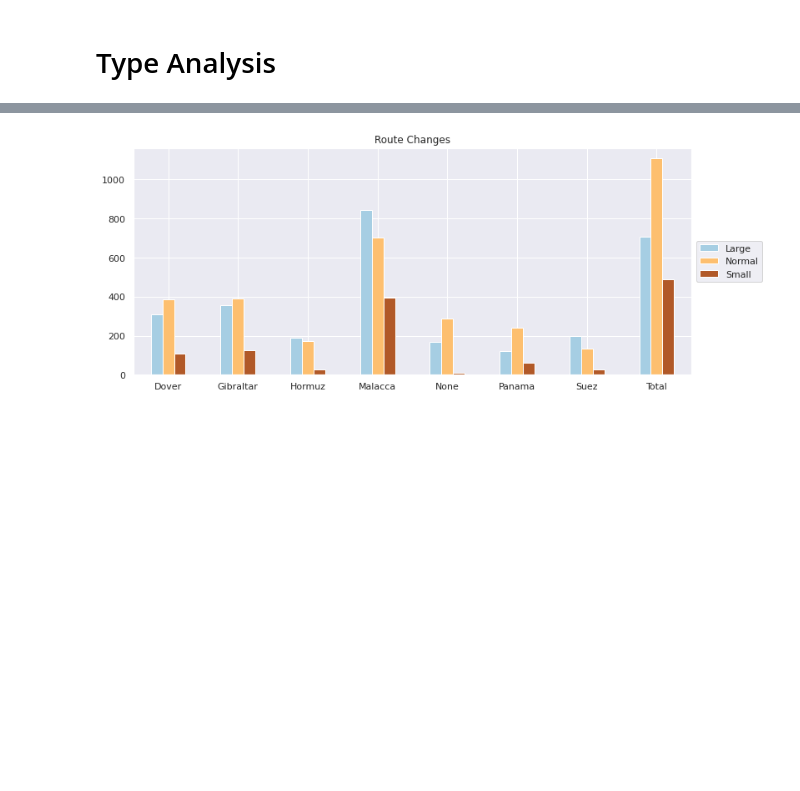
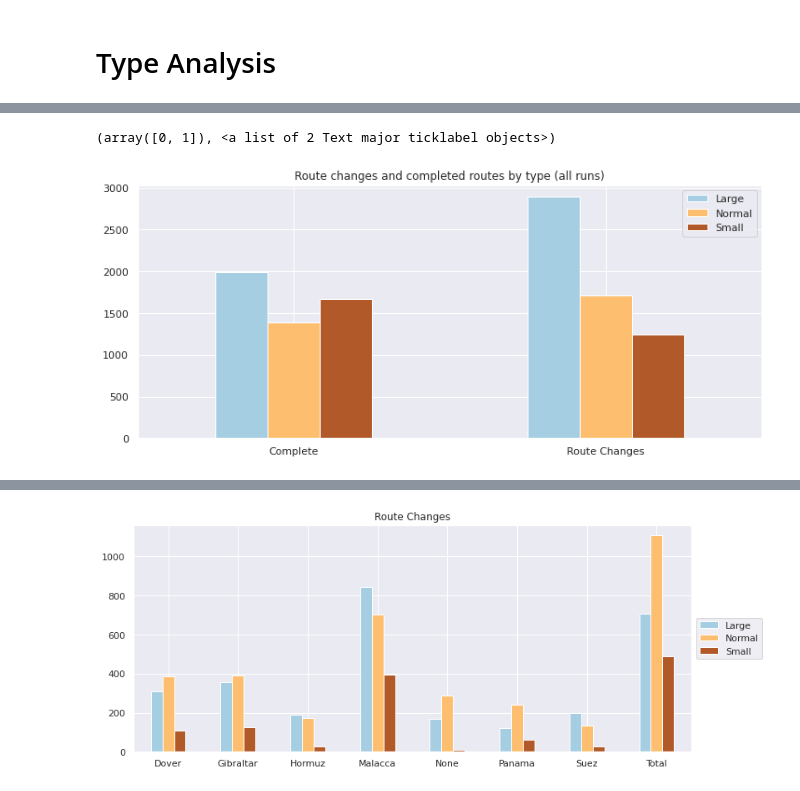
Before and after one commit to jvschlierf/Networks-ships-reroutes, a Jupyter notebook: analysis_eleonora.ipynb, the cells around one changed output, grey strips where cells are left out. Cells and saved outputs as stored; diff of their text form; code cells hidden in the pictures; blank space fills up the shorter version.

```diff
--- a/analysis_eleonora.ipynb
+++ b/analysis_eleonora.ipynb
@@ -143,0 +163,7 @@ for i in range(k):
+# %%
+types_df.groupby(level = 1).sum().loc[['Complete', 'Route Changes']].plot(kind = "bar", figsize = (12,5),  colormap = 'Paired')
+plt.title("Route changes and completed routes by type (all runs)")
+plt.xticks(rotation = 0)
+# %% [output]
+(array([0, 1]), <a list of 2 Text major ticklabel objects>)
+[figure, added]
```
Also changed, not shown: parts of 6 cells of this notebook.
